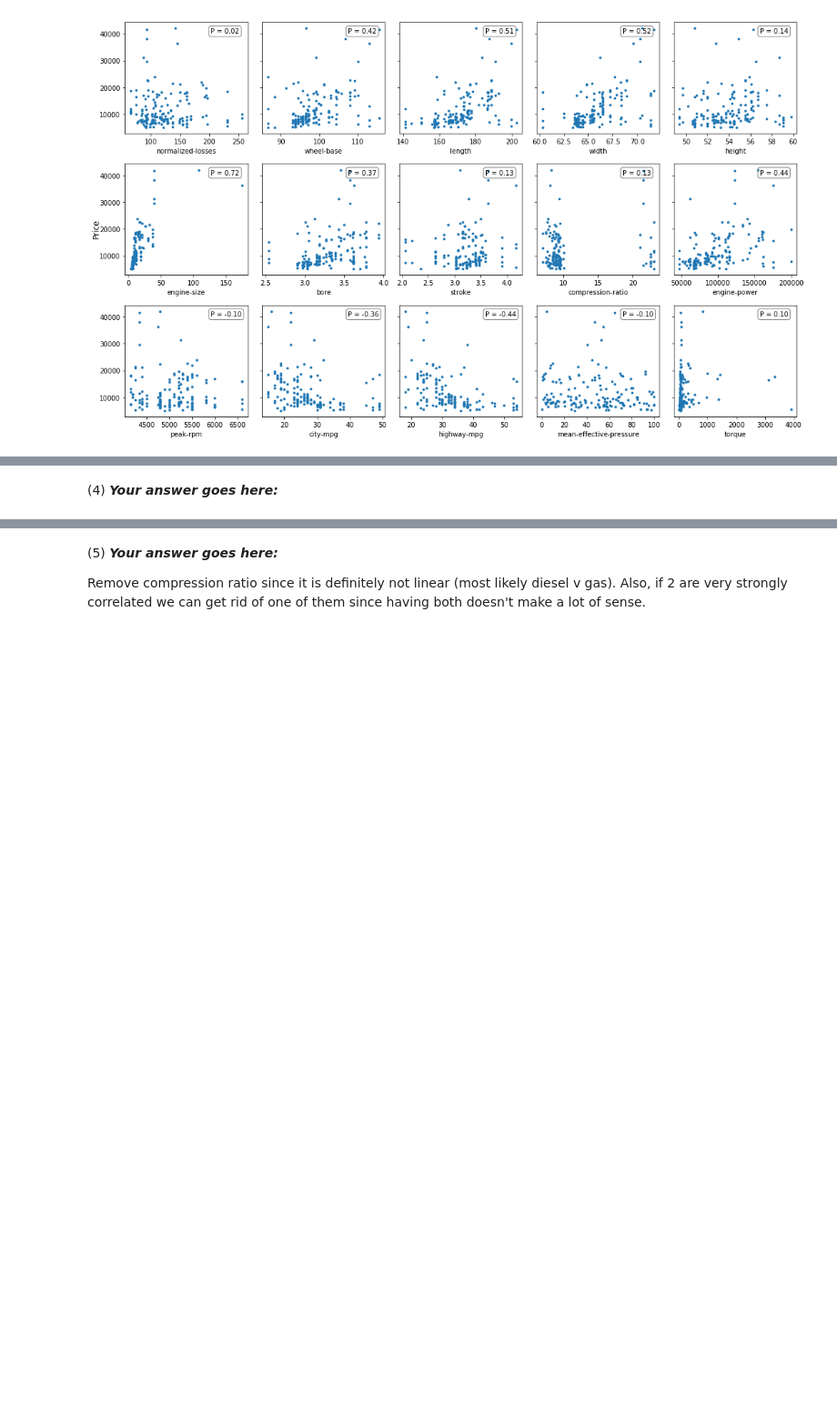
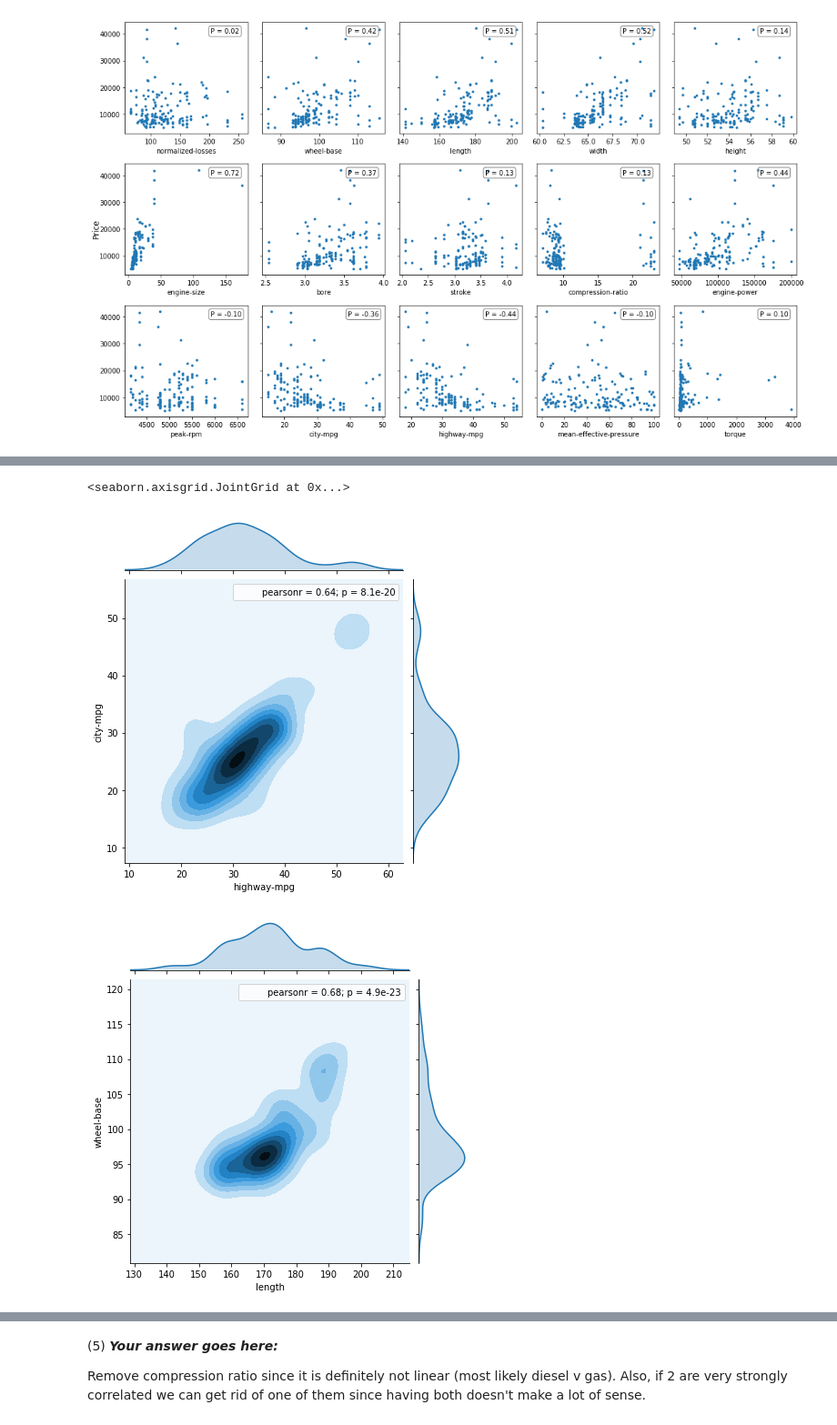
Before and after one commit to stuphys1729/IAML, a Jupyter notebook: Assignments/02_LinearRegression.ipynb, the cells around one changed output, grey strips where cells are left out. Shown: that part at 91% size. Drawn from its saved outputs; the diff is of its cells as text; code cells hidden in the pictures; blank space fills up the shorter version.

```diff
--- a/Assignments/02_LinearRegression.ipynb
+++ b/Assignments/02_LinearRegression.ipynb
@@ -212,2 +217,8 @@ I will also include city MPG
-# %% [markdown]
-(4) ***Your answer goes here:***
+# %%
+sns.jointplot('highway-mpg', 'city-mpg', data=auto_numeric, kind='kde');
+sns.jointplot('length', 'wheel-base', data=auto_numeric, kind='kde')
+sns.jointplot('length', 'width', data=auto_numeric, kind='kde')
+# %% [output]
+<seaborn.axisgrid.JointGrid at 0x...>
+[figure, added]
+[figure, added]
```
Also changed, not shown: parts of 13 cells of this notebook.
